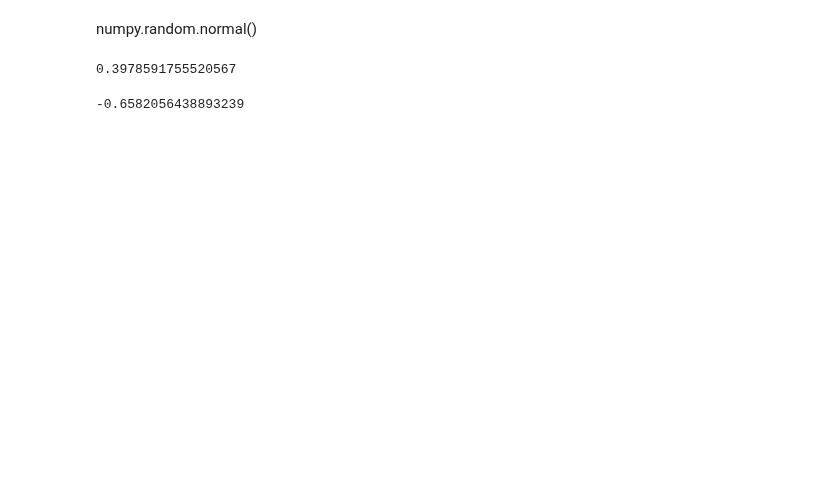
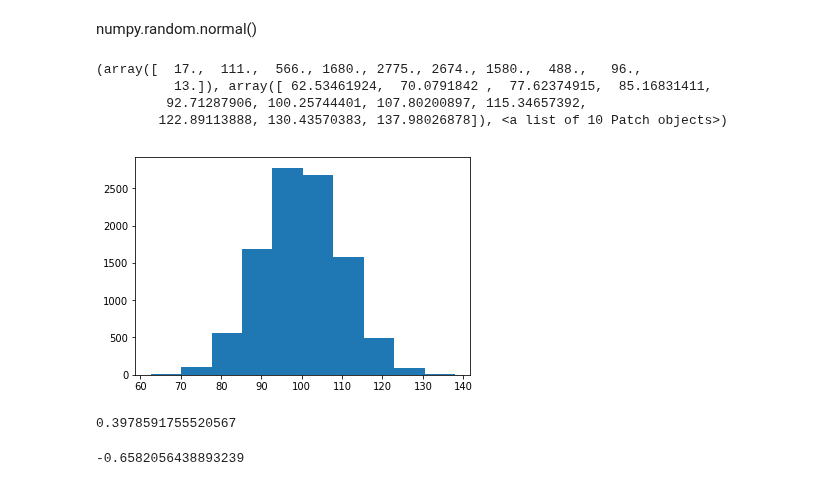
Before and after one commit to angela1C/Programming-for-Data-Analysis-numpy.random-project-2019, a Jupyter notebook: NumpyRandom.ipynb, the cells around one changed output. Drawn from its saved outputs; the diff is of its cells as text; code cells hidden in the pictures; blank space fills up the shorter version.

```diff
--- a/NumpyRandom.ipynb
+++ b/NumpyRandom.ipynb
@@ -769,5 +861,16 @@ Drawn samples from the parameterized normal distribution.
 # %% [markdown]
 numpy.random.normal()
+# %%
+# changing some of the parameters again and seeing what happens
+mu, sigma = 100, 10 # mean and standard deviation
+x = np.random.normal(mu, sigma, 10000)
+plt.hist(x)
+# %% [output]
+(array([  17.,  111.,  566., 1680., 2775., 2674., 1580.,  488.,   96.,
+          13.]), array([ 62.53461924,  70.0791842 ,  77.62374915,  85.16831411,
+         92.71287906, 100.25744401, 107.80200897, 115.34657392,
+        122.89113888, 130.43570383, 137.98026878]), <a list of 10 Patch objects>)
+[figure, added]
 # %%
 import numpy as np
 
```
Also changed, not shown: parts of 38 cells of this notebook.
